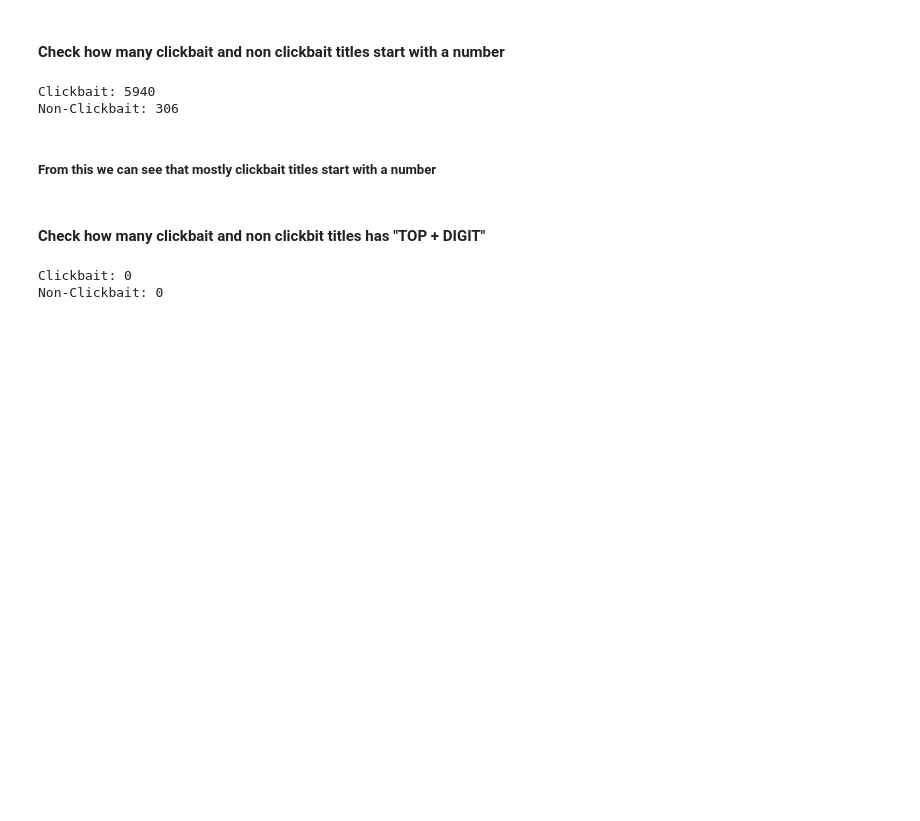
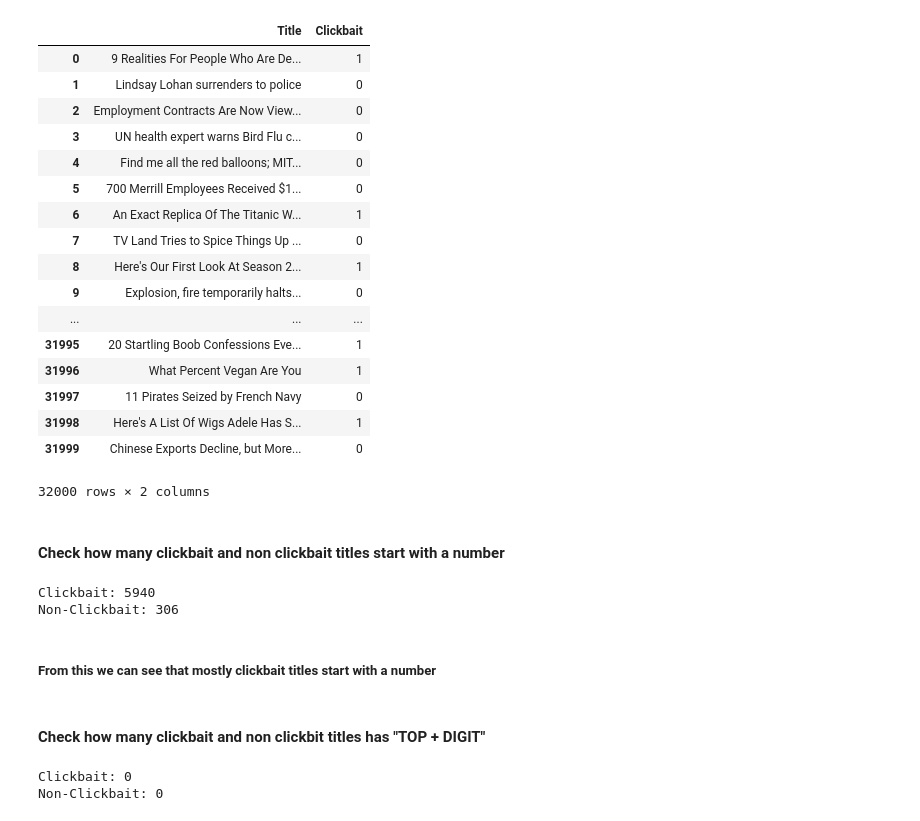
Before and after one commit to varadchoudhari/clickbait-detection, a Jupyter notebook: Feature Analysis.ipynb, the cells around one changed output. Saved outputs shown, nothing was run; the diff lists cells and outputs as text; code cells hidden in the pictures; blank space fills up the shorter version.

```diff
--- a/Feature Analysis.ipynb
+++ b/Feature Analysis.ipynb
@@ -24,6 +24,28 @@ crawled = replaced_new_lines_cb + replaced_new_lines_ncb
 shuffle(crawled)
 # %%
 crawled_data = pd.DataFrame(crawled, columns=["Title", "Clickbait"])
+# %%
+crawled_data = pd.read_csv("DATASET.csv")
+crawled_data
+# %% [output]
+|  | Title | Clickbait |
+| 0 | 9 Realities For People Who Are De... | 1 |
+| 1 | Lindsay Lohan surrenders to police | 0 |
+| 2 | Employment Contracts Are Now View... | 0 |
+| 3 | UN health expert warns Bird Flu c... | 0 |
+| 4 | Find me all the red balloons; MIT... | 0 |
+| 5 | 700 Merrill Employees Received $1... | 0 |
+| 6 | An Exact Replica Of The Titanic W... | 1 |
+| 7 | TV Land Tries to Spice Things Up ... | 0 |
+| 8 | Here's Our First Look At Season 2... | 1 |
+| 9 | Explosion, fire temporarily halts... | 0 |
+| ... | ... | ... |
+| 31995 | 20 Startling Boob Confessions Eve... | 1 |
+| 31996 | What Percent Vegan Are You | 1 |
+| 31997 | 11 Pirates Seized by French Navy | 0 |
+| 31998 | Here's A List Of Wigs Adele Has S... | 1 |
+| 31999 | Chinese Exports Decline, but More... | 0 |
+32000 rows × 2 columns
 # %% [markdown]
 #### Check how many clickbait and non clickbait titles start with a number
 # %%
```
Also changed, not shown: parts of 9 cells of this notebook, 4 other files.
